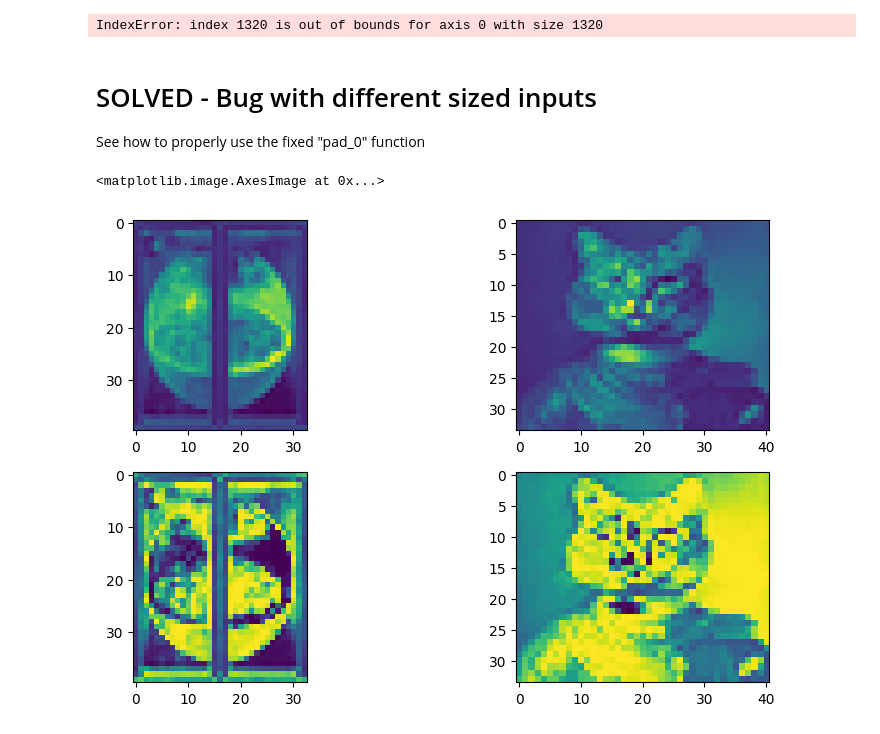
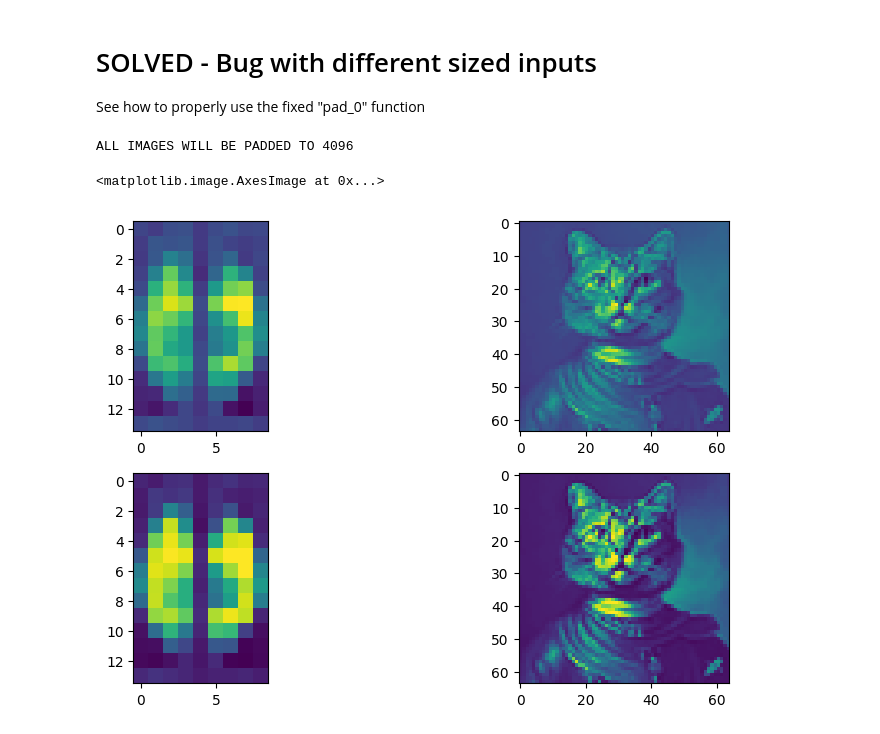
Before and after one commit to moth-quantum/QuantumArtHack, a Jupyter notebook: BUGFIX: Different_sized_inputs.ipynb, the cells around one changed output. Saved outputs shown, nothing was run; the diff lists cells and outputs as text; code cells hidden in the pictures.

Commit message:
Fix: pad all input images to equal size

```diff
--- a/BUGFIX: Different_sized_inputs.ipynb
+++ b/BUGFIX: Different_sized_inputs.ipynb
@@ -13,94 +10,55 @@ parallel qpixl does not handle differently sized inputs well, it would be good t
-# %%
-img = Image.open("figures/creation_world.png")
-img = img.convert("L")
-img = np.array(
-    img.resize((33, 40), Image.Resampling.LANCZOS)
-)  # Compress for faster processing
-img2 = Image.open("figures/cat.webp")
-img2 = img2.convert("L")
-img2 = np.array(img2.resize((41, 34), Image.Resampling.LANCZOS))
-shapes = [
-    img.shape,
-    img2.shape,
-]
-np_frame = [np.array(img).T.flatten(), np.array(img2).T.flatten()]
-decoded_data = []
-labels = []
-comp_str = "Compression: " + str(0) + "% \n"
-qc = cFRQI(np_frame, 0)
-job = backend.run(qc)
-depth_str = " Circuit depth: " + str(qc.depth())
-#### Just for show
-sv = np.real(job.result().get_statevector())
-decoded = hlp.decodeParallelQPIXL(sv, qc, len(np_frame))
-for datum, shape in zip(decoded, shape):
-    decoded_data.append(hlp.reconstruct_img(datum, shape))
-labels.append(comp_str + depth_str)
-
-# Plotting stuff
-fig, axs = plt.subplots(2, 3, figsize=(10, 6))
-for i, ax in enumerate(axs.flat):
-    if i < 3:
-        ax.imshow(decoded_data[i])
-        ax.set_title(f"Image {i}")
-        ax.axis("off")  # Hide axes
-axs[1, 2].axis("off")
-bottom_grid = axs[1, :2]
-for i, ax in enumerate(bottom_grid):
-    ax.imshow(decoded_data[i + 3])
-    ax.set_title(f"Image {i + 3}")
-    ax.axis("off")  # Hide axes
-plt.suptitle("Decoded data", fontsize=16)
-plt.tight_layout()
-plt.show()
-# %% [output]
-IndexError: index 1320 is out of bounds for axis 0 with size 1320
 # %% [markdown]
 # SOLVED - Bug with different sized inputs
 See how to properly use the fixed "pad_0" function
 # %%
-# Load and resize images
 img = Image.open("figures/creation_world.png")
 img = img.convert("L")
 img = np.array(
-    img.resize((33, 40), Image.Resampling.LANCZOS)
+    img.resize((9,14), Image.Resampling.LANCZOS),
+    dtype=np.float32 # convert to float32 to avoid int overflow and correct colors
 )
 
 img2 = Image.open("figures/cat.webp")
 img2 = img2.convert("L")
-img2 = np.array(img2.resize((41, 34), Image.Resampling.LANCZOS))
+img2 = np.array(
+    img2.resize((64, 64), Image.Resampling.LANCZOS),
+    dtype=np.float32 # convert to float32 to avoid int overflow and correct colors
+    )
 
-shapes = [
+shapes = np.array([
     img.shape,
-    img2.shape,
-]
+    img2.shape
+])
+
+# Determine the max padding size
+max_pad_size = hlp.nextpow2(np.max(shapes[:,0] * shapes[:, 1]))
+print(f"ALL IMAGES WILL BE PADDED TO {max_pad_size}")
 
 # Plot images for reference
 fig, axs = plt.subplots(2, 2, figsize=(10, 6))
 axs[0][0].imshow(img)
 axs[0][1].imshow(img2)
 
 # Transpose images and pad them
-padded_img = hlp.pad_0(img.T)
-padded_img2 = hlp.pad_0(img2.T)
+padded_img = hlp.pad_0(img.T, size_pow2=max_pad_size)
+padded_img2 = hlp.pad_0(img2.T, size_pow2=max_pad_size)
 
 # Use padded images to build and run the circuit
 np_frame = [padded_img, padded_img2]
 decoded_data = []
-labels = []
-comp_str = "Compression: " + str(0) + "% \n"
 qc = cFRQI(np_frame, 0)
 job = backend.run(qc)
 
 # Decode images without padding
 sv = np.real(job.result().get_statevector())
 decoded = hlp.decodeParallelQPIXL(sv, qc, len(np_frame))
 for datum, shape in zip(decoded, shapes):
     decoded_data.append(hlp.reconstruct_img(datum, shape))
 
 # Plot resulting images for comparison
 axs[1][0].imshow(decoded_data[0])
 axs[1][1].imshow(decoded_data[1])
 # %% [output]
-<matplotlib.image.AxesImage at 0x...>
+ALL IMAGES WILL BE PADDED TO 4096
+<matplotlib.image.AxesImage at 0x...>
-[figure, old version]
+[figure, new version]
```
Also changed, not shown: parts of 3 cells of this notebook, 1 other file.
